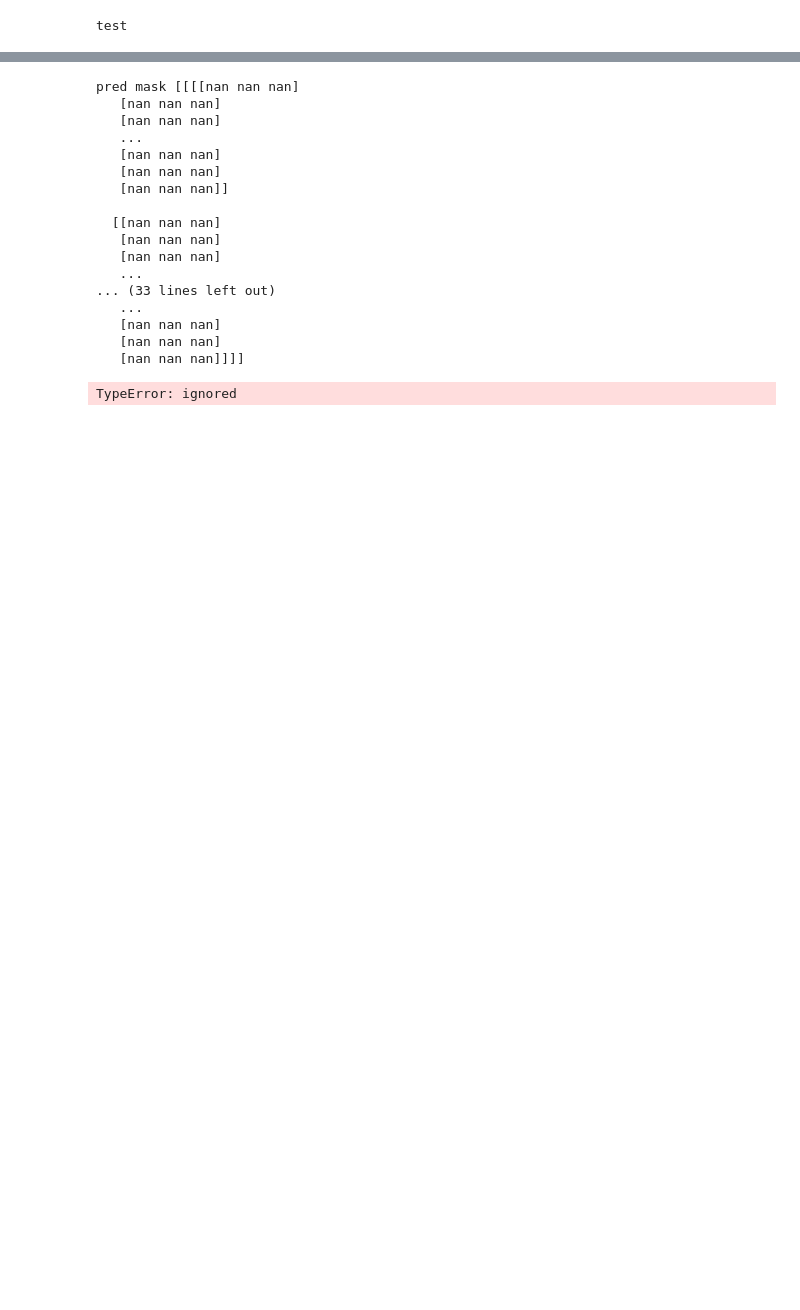
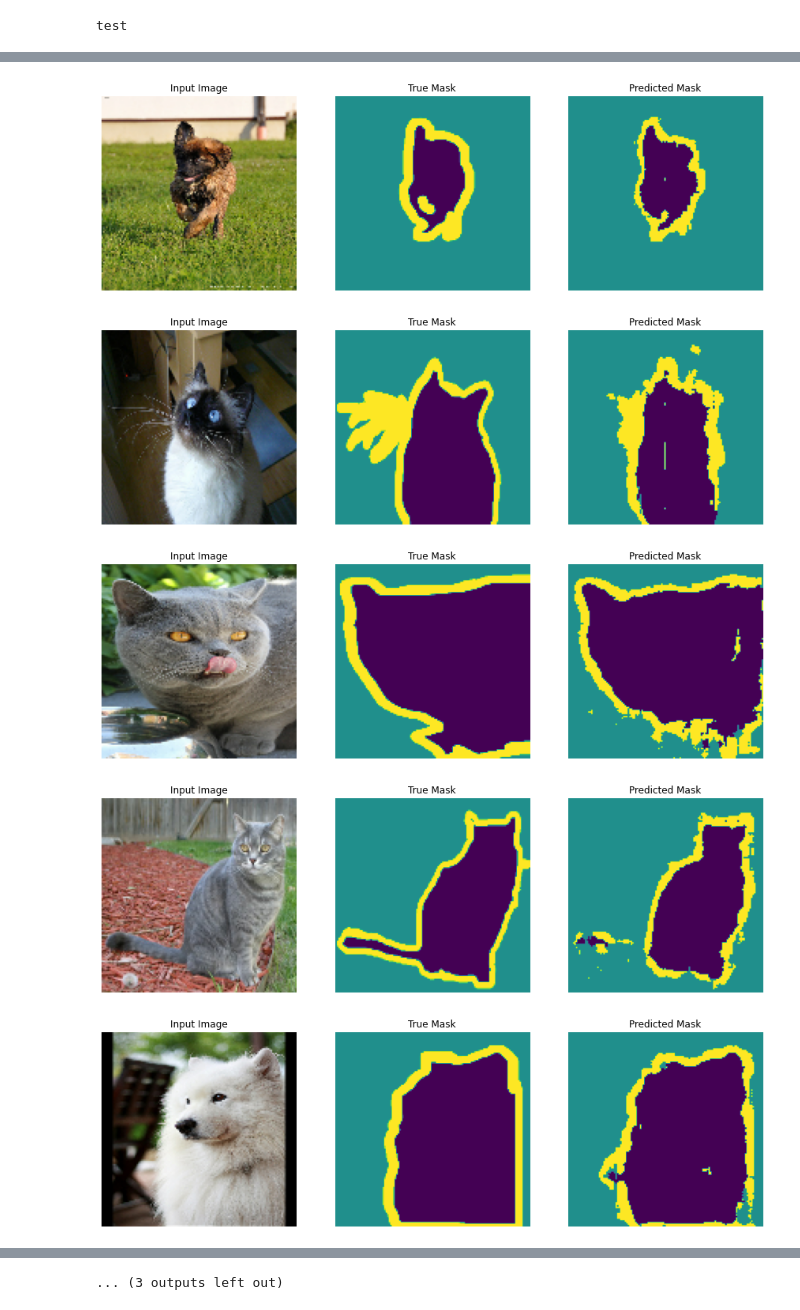
Before and after one commit to goelpravin/practice, a Jupyter notebook: segmentation.ipynb, the cells around one changed output, grey strips where cells are left out. Saved outputs shown, nothing was run; the diff lists cells and outputs as text; code cells hidden in the pictures; blank space fills up the shorter version.

```diff
--- a/segmentation.ipynb
+++ b/segmentation.ipynb
@@ -275,3 +207,8 @@ ValueError: ignored
 # %%
-show_predictions(test_ds)
+show_predictions(test_ds,num=15)
 # %% [output]
+[figure, added]
+[figure, added]
+[figure, added]
+[figure, added]
+[figure, added]
@@ -278,18 +222 @@ show_predictions(test_ds)
-pred mask [[[[nan nan nan]
-   [nan nan nan]
-   [nan nan nan]
-   ...
-   [nan nan nan]
-   [nan nan nan]
-   [nan nan nan]]
-
-  [[nan nan nan]
-   [nan nan nan]
-   [nan nan nan]
-   ...
-... (33 lines left out)
-   ...
-   [nan nan nan]
-   [nan nan nan]
-   [nan nan nan]]]]
+... (3 outputs left out)
-TypeError: ignored
```
Also changed, not shown: parts of 15 cells of this notebook.
